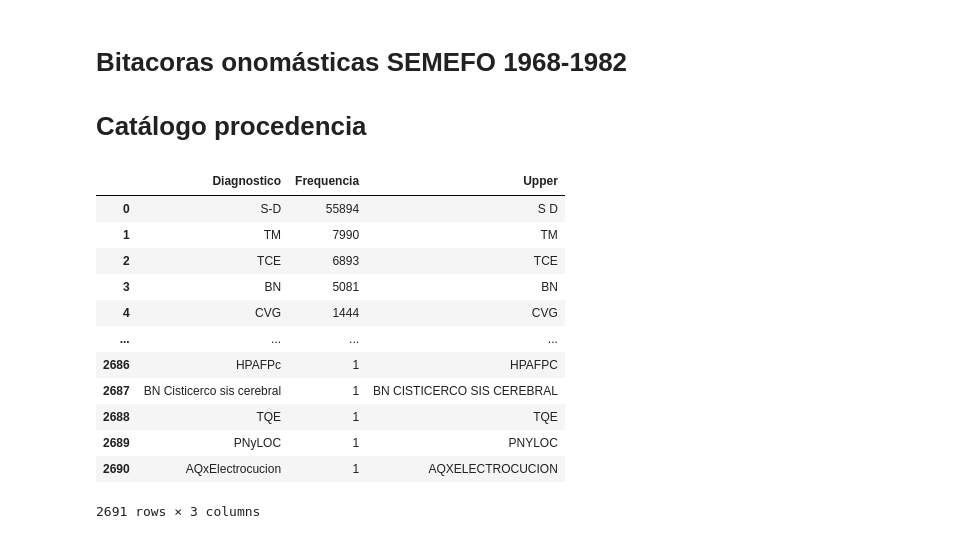
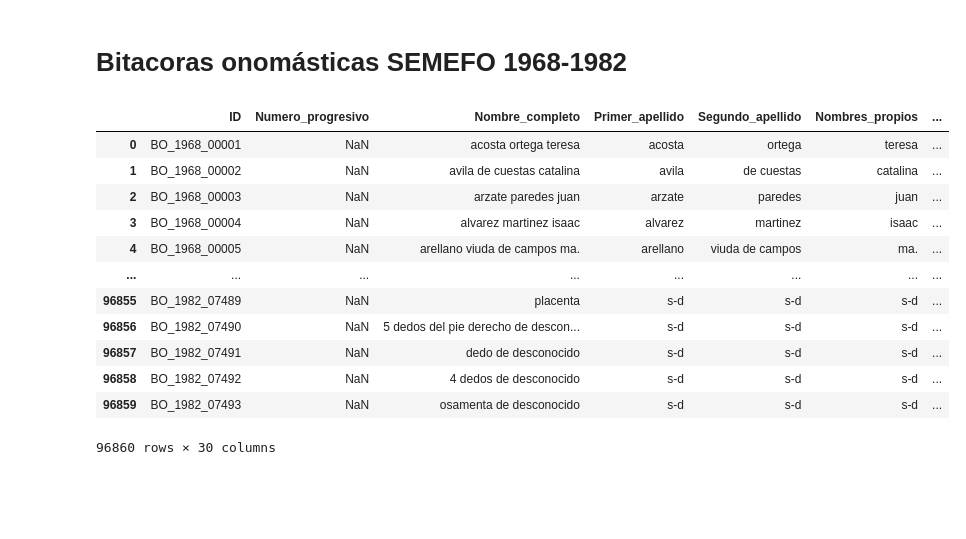
Before and after one commit to mar-esther23/SEMEFO_busqueda, a Jupyter notebook: BO_catalogos.ipynb, the cells around one changed output. Drawn from its saved outputs; the diff is of its cells as text; code cells hidden in the pictures; blank space fills up the shorter version.

```diff
--- a/BO_catalogos.ipynb
+++ b/BO_catalogos.ipynb
@@ -1,6 +1,5 @@
 # %% [markdown]
 # Bitacoras onomásticas SEMEFO 1968-1982
-# Catálogo procedencia
 # %%
 import pandas as pd
 from numpy import nan
@@ -8,38 +7,22 @@ from helper_pandas import simplify_string
 # %%
 def df_columns_to_dict(df_file, col_key, col_value, **kwargs):
     df = pd.read_csv(df_file, **kwargs)
     dic = {k:v for k,v in zip(df[col_key], df[col_value])}
     return dic
 
-data = pd.read_pickle('data_clean/SEMEFO_BO_all.pkl')
-data = data['Diagnostico']
-data
-
-f_replace = 'catalogos/catalogo_diagnostico_separados.csv'
-replace = df_columns_to_dict(f_replace, 'Diagnostico', 'Separado')
-data = data.replace(replace).replace({' x ', '+', ' y ', '+'}, regex=True)
-
-data = [d.split('+') for d in data.to_list()]
-data = [item for sublist in data for item in sublist]
-data
-
-data = pd.Series(data)
-data = data.apply(simplify_string, str_case=None)
-data = data.value_counts().reset_index()
-data.columns = ['Diagnostico','Frequencia']
-data['Upper'] = data['Diagnostico'].apply(simplify_string, str_case='upper', remove_special=True)
-data
+df = pd.read_pickle('data_clean/SEMEFO_BO_all.pkl')
+df
 # %% [output]
-|  | Diagnostico | Frequencia | Upper |
-| 0 | S-D | 55894 | S D |
-| 1 | TM | 7990 | TM |
-| 2 | TCE | 6893 | TCE |
-| 3 | BN | 5081 | BN |
-| 4 | CVG | 1444 | CVG |
-| ... | ... | ... | ... |
-| 2686 | HPAFPc | 1 | HPAFPC |
-| 2687 | BN Cisticerco sis cerebral | 1 | BN CISTICERCO SIS CEREBRAL |
-| 2688 | TQE | 1 | TQE |
-| 2689 | PNyLOC | 1 | PNYLOC |
-| 2690 | AQxElectrocucion | 1 | AQXELECTROCUCION |
+|  | ID | Numero_progresivo | Nombre_completo | Primer_apellido | Segundo_apellido | Nombres_propios | ... |
+| 0 | BO_1968_00001 | NaN | acosta ortega teresa | acosta | ortega | teresa | ... |
+| 1 | BO_1968_00002 | NaN | avila de cuestas catalina | avila | de cuestas | catalina | ... |
+| 2 | BO_1968_00003 | NaN | arzate paredes juan | arzate | paredes | juan | ... |
+| 3 | BO_1968_00004 | NaN | alvarez martinez isaac | alvarez | martinez | isaac | ... |
+| 4 | BO_1968_00005 | NaN | arellano viuda de campos ma. | arellano | viuda de campos | ma. | ... |
+| ... | ... | ... | ... | ... | ... | ... | ... |
+| 96855 | BO_1982_07489 | NaN | placenta | s-d | s-d | s-d | ... |
+| 96856 | BO_1982_07490 | NaN | 5 dedos del pie derecho de descon... | s-d | s-d | s-d | ... |
+| 96857 | BO_1982_07491 | NaN | dedo de desconocido | s-d | s-d | s-d | ... |
+| 96858 | BO_1982_07492 | NaN | 4 dedos de desconocido | s-d | s-d | s-d | ... |
+| 96859 | BO_1982_07493 | NaN | osamenta de desconocido | s-d | s-d | s-d | ... |
-2691 rows × 3 columns
+96860 rows × 30 columns
```
Also changed, not shown: parts of 11 cells of this notebook, 5 other files.
